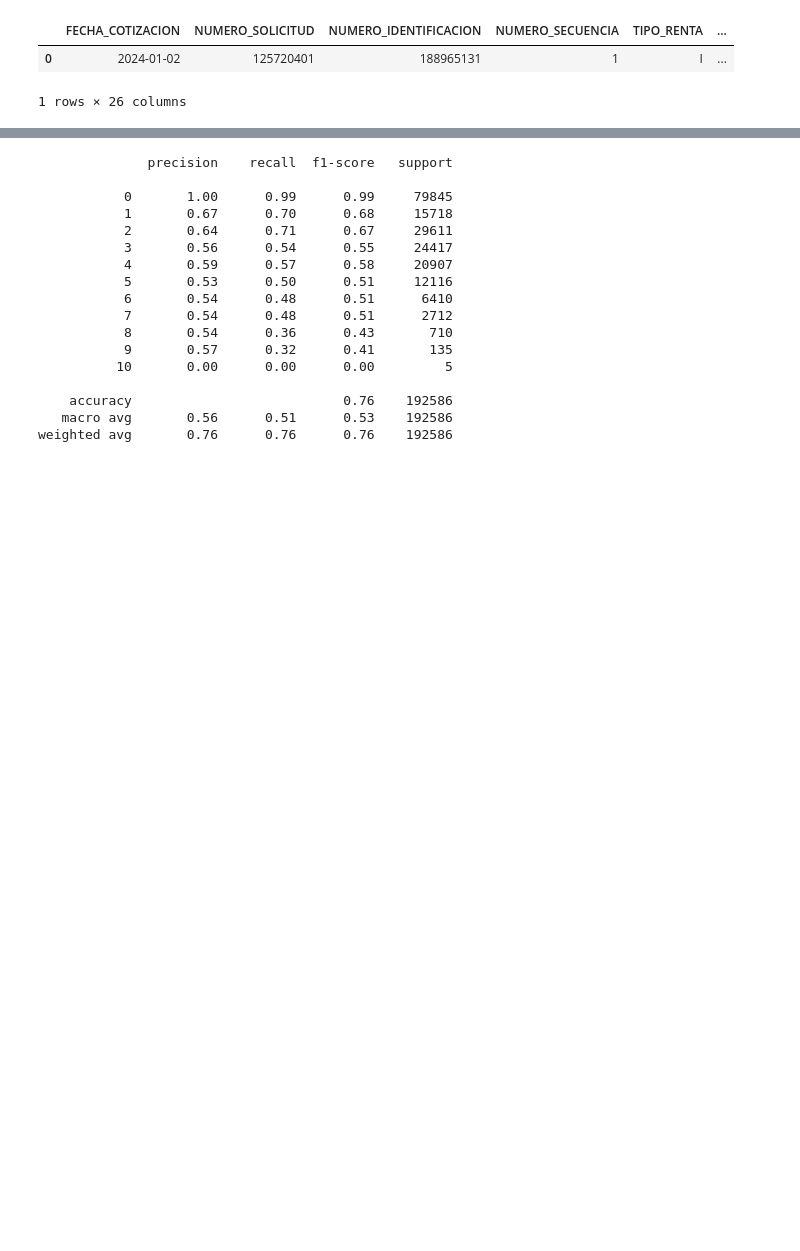
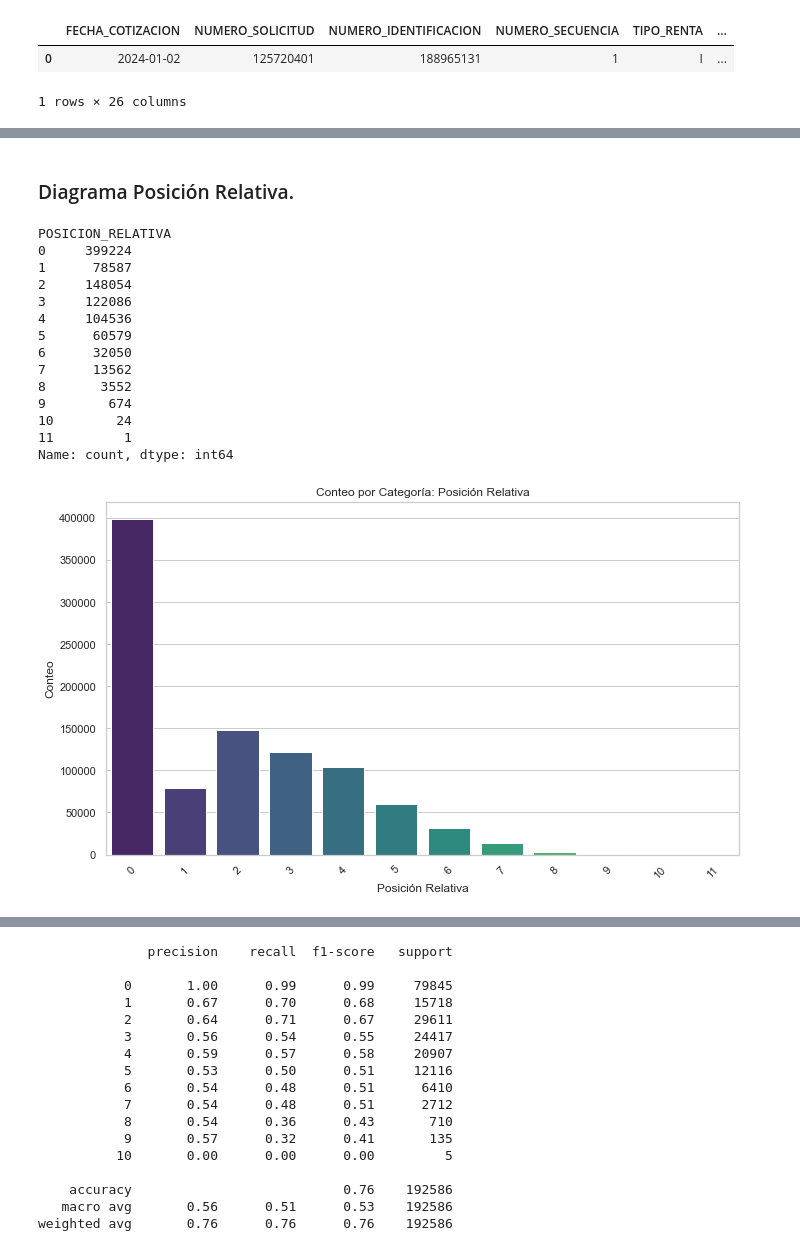
Before and after one commit to nicoz17/Proyecto-Renta-Nacional, a Jupyter notebook: modelacion_sc_cotizaciones.ipynb, the cells around one changed output, grey strips where cells are left out. Drawn from its saved outputs; the diff is of its cells as text; code cells hidden in the pictures; blank space fills up the shorter version.

```diff
--- a/modelacion_sc_cotizaciones.ipynb
+++ b/modelacion_sc_cotizaciones.ipynb
@@ -79,0 +208,38 @@ df_sc[(df_sc['COTIZANTE'] == 421007881) & (df_sc['COTIZACION'] == 1)]
+# %% [markdown]
+### Diagrama Posición Relativa.
+# %%
+import matplotlib.pyplot as plt
+import seaborn as sns
+
+# Configurar estilo de seaborn
+sns.set(style="whitegrid")
+
+# Contar las categorías
+conteo = df_full['POSICION_RELATIVA'].value_counts().sort_index()
+print(conteo)
+
+# Graficar
+plt.figure(figsize=(10, 6))
+sns.barplot(x=conteo.index, y=conteo.values, palette='viridis')
+plt.xlabel('Posición Relativa')
+plt.ylabel('Conteo')
+plt.title('Conteo por Categoría: Posición Relativa')
+plt.xticks(rotation=45)
+plt.tight_layout()
+plt.show()
+# %% [output]
+POSICION_RELATIVA
+0     399224
+1      78587
+2     148054
+3     122086
+4     104536
+5      60579
+6      32050
+7      13562
+8       3552
+9        674
+10        24
+11         1
+Name: count, dtype: int64
+[figure, added]
```
Also changed, not shown: parts of 37 cells of this notebook.
